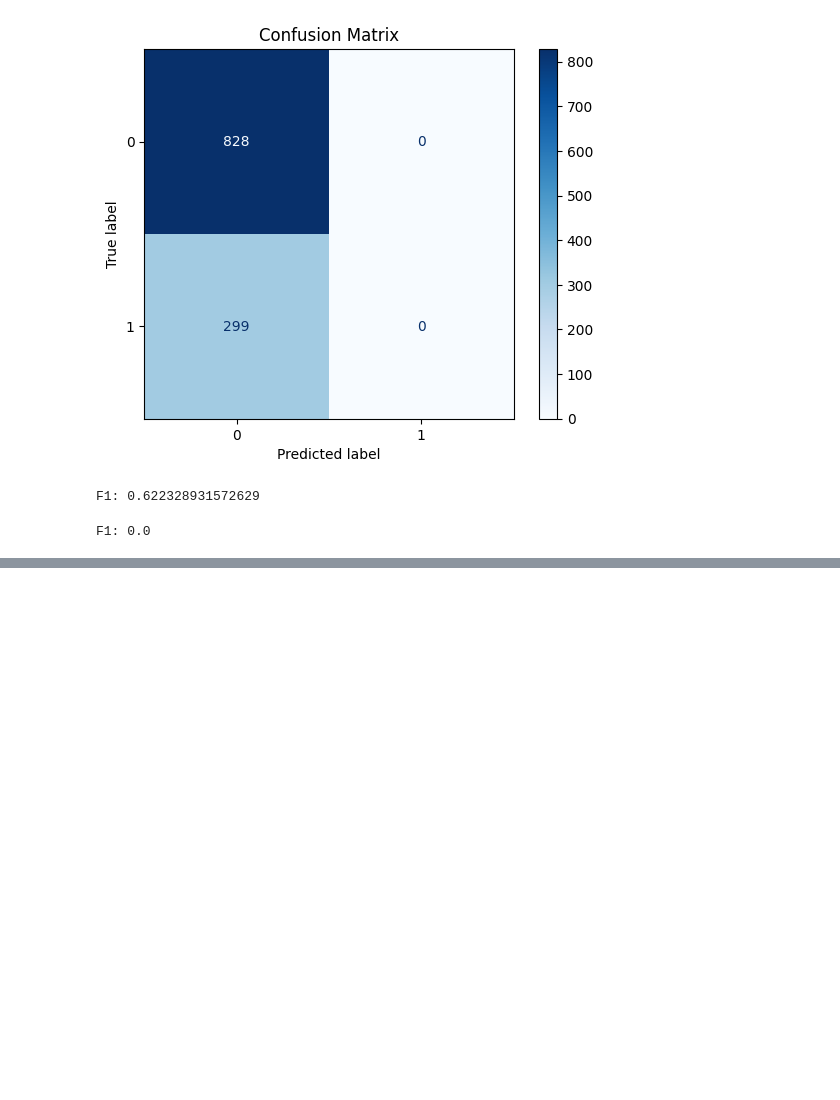
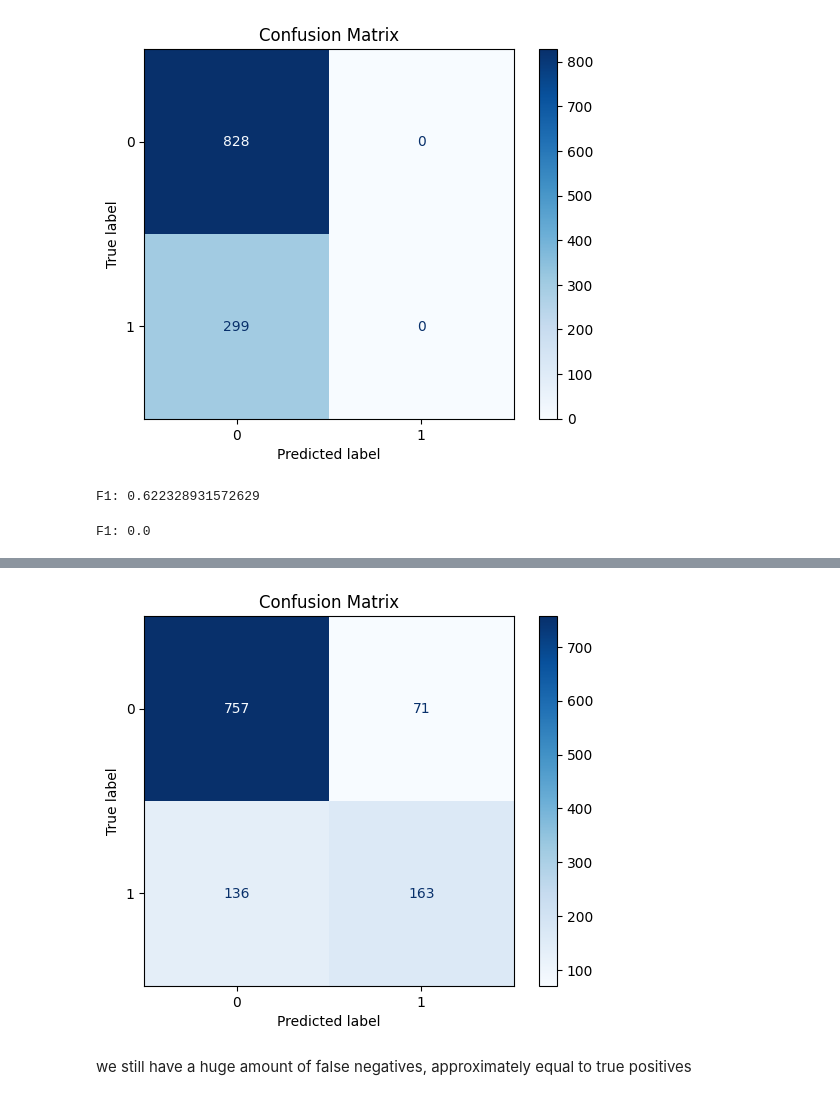
Before and after one commit to Kaemiii-SS/Churn-Prediction-System, a Jupyter notebook: training/model_training.ipynb, the cells around one changed output, grey strips where cells are left out. Saved outputs shown, nothing was run; the diff lists cells and outputs as text; code cells hidden in the pictures; blank space fills up the shorter version.

Commit message:
Training a Logistic Regression model and observing metrics

```diff
--- a/training/model_training.ipynb
+++ b/training/model_training.ipynb
@@ -191,0 +194,12 @@ F1: 0.0
+# %%
+from sklearn.linear_model import LogisticRegression
+
+lr = LogisticRegression(
+    max_iter=1000,
+    random_state=42,
+    C=1.0
+)
+# %%
+lr.fit(X_train_processed, y_train)
+
+y_pred_lr = lr.predict(X_val_processed)
@@ -191,0 +224,9 @@ F1: 0.0
+# %%
+cm = confusion_matrix(y_val, y_pred_lr)
+ConfusionMatrixDisplay(cm, display_labels=lr.classes_).plot(cmap="Blues")
+plt.title("Confusion Matrix")
+plt.show()
+# %% [output]
+[figure, added]
+# %% [markdown]
+we still have a huge amount of false negatives, approximately equal to true positives
```
Also changed, not shown: parts of 3 cells of this notebook.
